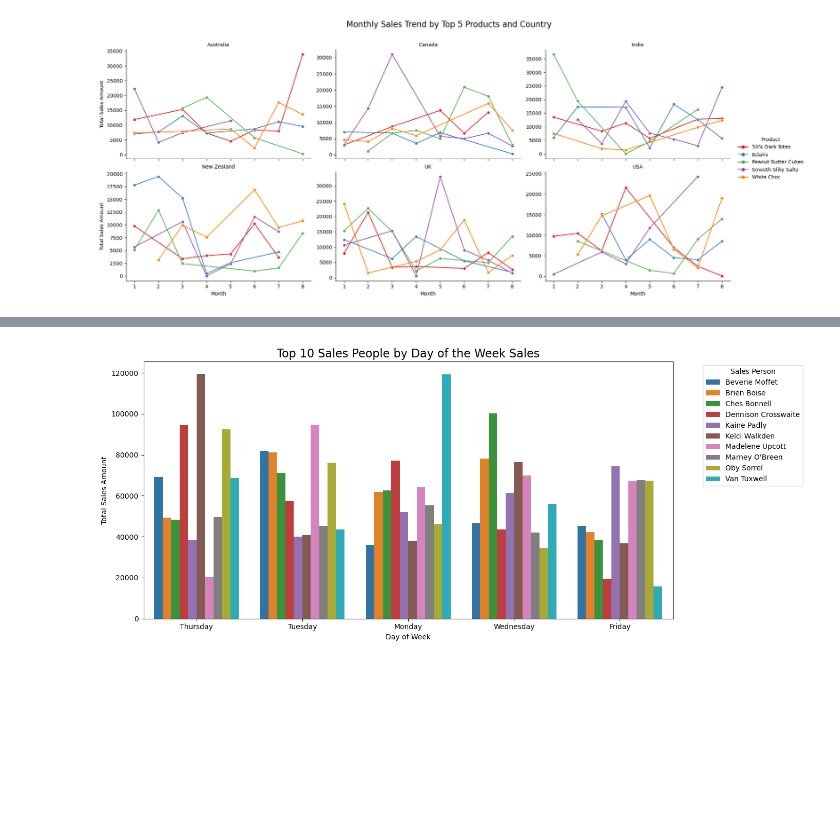
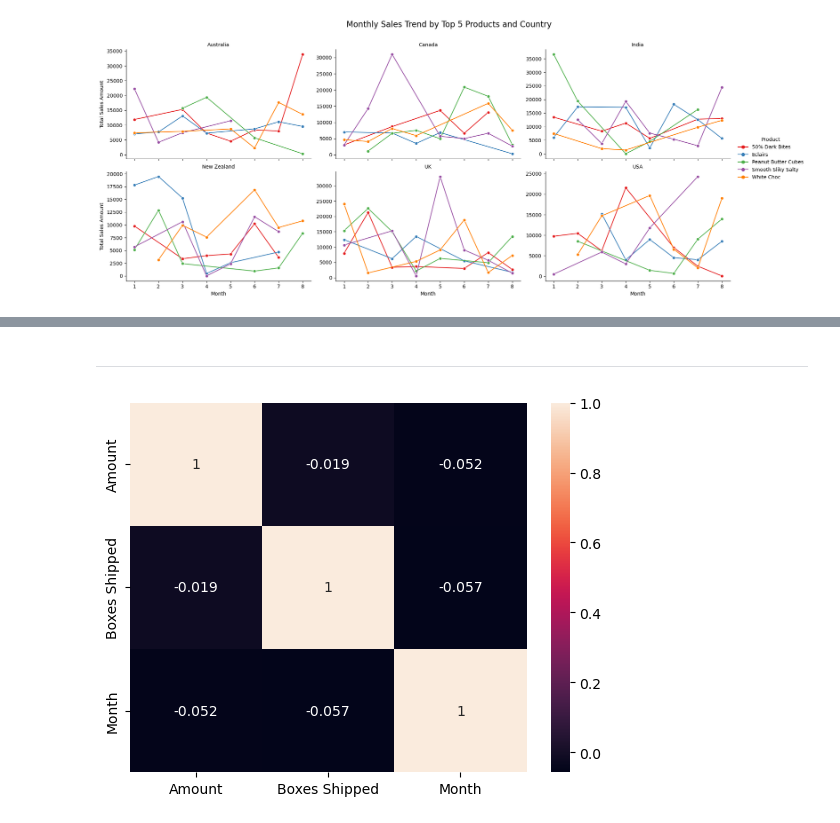
Before and after one commit to danisharain12/Machine-Learning-Projects, a Jupyter notebook: Predicting Chocolate Sales Revenue/Predicting Chocolate Sales Revenue.ipynb, the cells around one changed output, grey strips where cells are left out. Saved outputs shown, nothing was run; the diff lists cells and outputs as text; code cells hidden in the pictures; blank space fills up the shorter version.

```diff
--- a/Predicting Chocolate Sales Revenue/Predicting Chocolate Sales Revenue.ipynb
+++ b/Predicting Chocolate Sales Revenue/Predicting Chocolate Sales Revenue.ipynb
@@ -339,18 +344,9 @@ plt.show()
-# %%
-top_10_salespeople = df.groupby('Sales Person')['Amount'].sum().sort_values(ascending=False).head(10).index
-df_top10 = df[df['Sales Person'].isin(top_10_salespeople)]
-day_sales_top10 = df_top10.groupby(['Day_Name', 'Sales Person'])['Amount'].sum().reset_index()
-
-day_order = (day_sales_top10.groupby('Day_Name')['Amount'].sum().sort_values(ascending=False).index.tolist())
-
-plt.figure(figsize=(14, 6))
-sns.barplot(data=day_sales_top10,x='Day_Name',y='Amount',hue='Sales Person',order=day_order,palette='tab10')
-
-plt.title('Top 10 Sales People by Day of the Week Sales', fontsize=16)
-plt.xlabel('Day of Week')
-plt.ylabel('Total Sales Amount')
-plt.legend(title='Sales Person', bbox_to_anchor=(1.05, 1), loc='upper left')
-plt.tight_layout()
-plt.show()
-# %% [output]
-[figure, removed]
+# %% [markdown]
+-------
+# %%
+numeric_cols = ['Amount', 'Boxes Shipped', 'Month']
+# %%
+sns.heatmap(df[numeric_cols].corr(), annot=True)
+plt.show()
+# %% [output]
+[figure, added]
```
Also changed, not shown: parts of 19 cells of this notebook.
